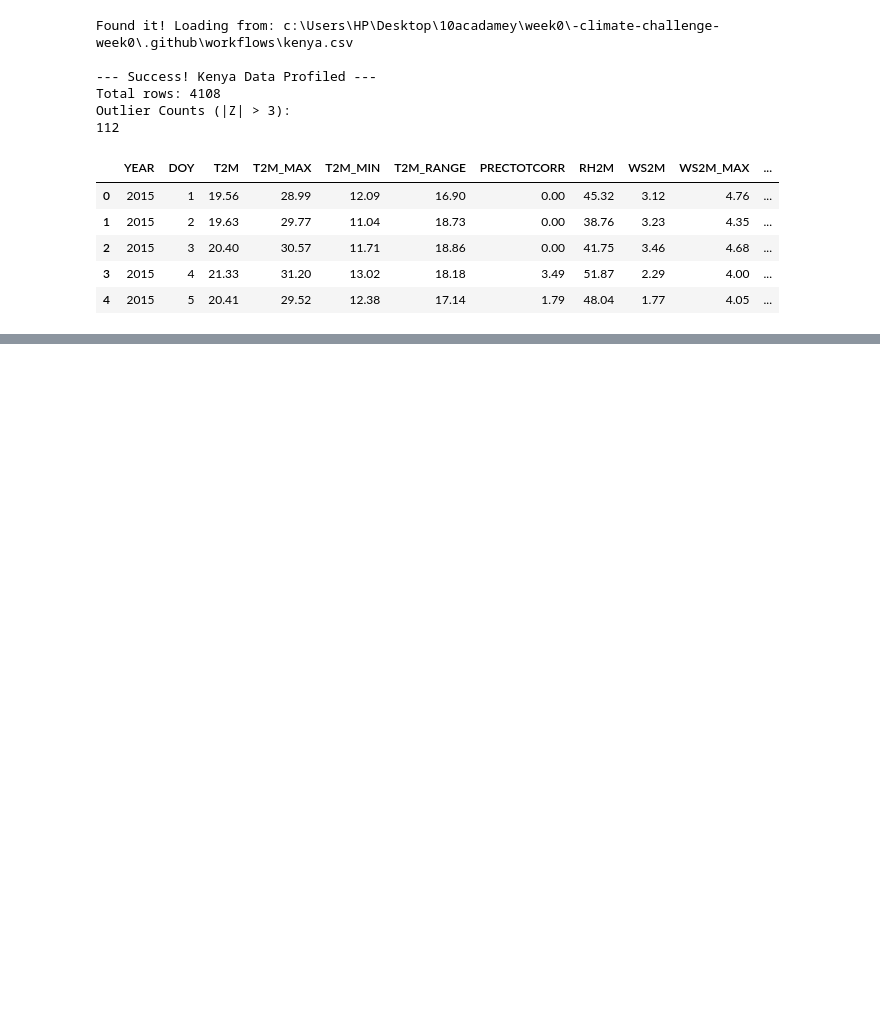
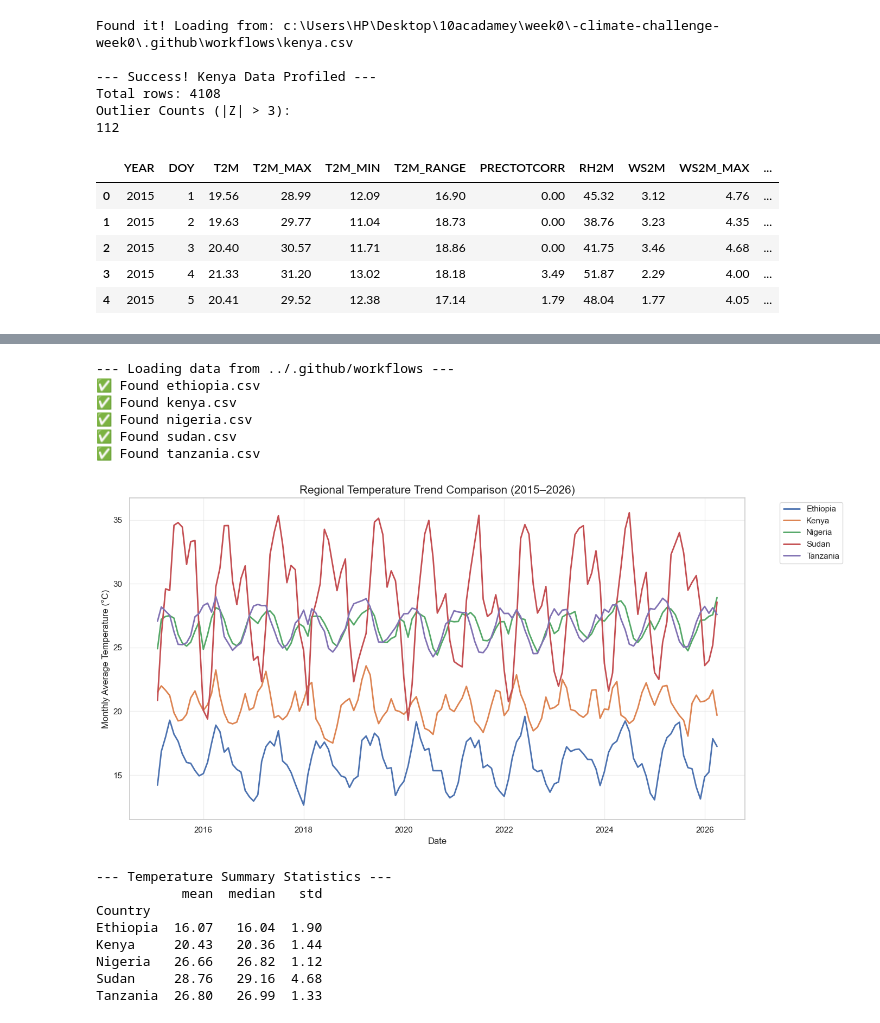
Before and after one commit to KetimTesfaye/-climate-challenge-week0, a Jupyter notebook: notebooks/kenya_eda.ipynb, the cells around one changed output, grey strips where cells are left out. Drawn from its saved outputs; the diff is of its cells as text; code cells hidden in the pictures; blank space fills up the shorter version.

```diff
--- a/notebooks/kenya_eda.ipynb
+++ b/notebooks/kenya_eda.ipynb
@@ -60,0 +110,80 @@ Outlier Counts (|Z| > 3):
+# %%
+import pandas as pd
+import matplotlib.pyplot as plt
+import seaborn as sns
+import os
+
+# 1. THE SEARCH: Targeting exactly where your sidebar shows the files
+possible_folders = [
+    ".github/workflows",     # Root-relative
+    "../.github/workflows"   # Notebook-relative
+]
+
+countries = ['ethiopia', 'kenya', 'nigeria', 'sudan', 'tanzania']
+all_dfs = []
+valid_path = None
+
+for folder in possible_folders:
+    if os.path.exists(folder):
+        valid_path = folder
+        break
+
+if not valid_path:
+    raise FileNotFoundError("Could not locate the .github/workflows folder.")
+
+# 2. LOAD DATA
+print(f"--- Loading data from {valid_path} ---")
+for country in countries:
+    file_path = os.path.join(valid_path, f"{country}.csv")
+    if os.path.exists(file_path):
+        print(f"✅ Found {country}.csv")
+        temp_df = pd.read_csv(file_path)
+        temp_df['Country'] = country.capitalize()
+        # Clean NASA data
+        temp_df.replace(-999, pd.NA, inplace=True)
+        # Parse Dates
+        temp_df['Date'] = pd.to_datetime(temp_df['YEAR'] * 1000 + temp_df['DOY'], format='%Y%j')
+        all_dfs.append(temp_df)
+    else:
+        print(f"❌ Missing: {country}.csv")
+
+# 3. ANALYSIS & PLOTTING
+if len(all_dfs) > 0:
+    combined_df = pd.concat(all_dfs)
+    combined_df.set_index('Date', inplace=True)
+
+    # Calculate Monthly Average
+    monthly_temp = combined_df.groupby('Country')['T2M'].resample('M').mean().reset_index()
+
+    # Create Line Chart
+    plt.figure(figsize=(14, 7))
+    sns.lineplot(data=monthly_temp, x='Date', y='T2M', hue='Country', linewidth=2)
+    plt.title('Regional Temperature Trend Comparison (2015–2026)', fontsize=15)
+    plt.ylabel('Monthly Average Temperature (°C)')
+    plt.grid(True, alpha=0.3)
+    plt.legend(bbox_to_anchor=(1.05, 1), loc='upper left')
+    plt.tight_layout()
+    plt.show()
+
+    # Create Stats Table
+    print("\n--- Temperature Summary Statistics ---")
+    summary = combined_df.groupby('Country')['T2M'].agg(['mean', 'median', 'std']).round(2)
+    print(summary)
+else:
+    print("🚨 No dataframes were loaded. Please check the filenames in your sidebar!")
+# %% [output]
+--- Loading data from ../.github/workflows ---
+✅ Found ethiopia.csv
+✅ Found kenya.csv
+✅ Found nigeria.csv
+✅ Found sudan.csv
+✅ Found tanzania.csv
+[figure, added]
+--- Temperature Summary Statistics ---
+           mean  median   std
+Country
+Ethiopia  16.07   16.04  1.90
+Kenya     20.43   20.36  1.44
+Nigeria   26.66   26.82  1.12
+Sudan     28.76   29.16  4.68
+Tanzania  26.80   26.99  1.33
```
Also changed, not shown: parts of 6 cells of this notebook, 4 other files.
